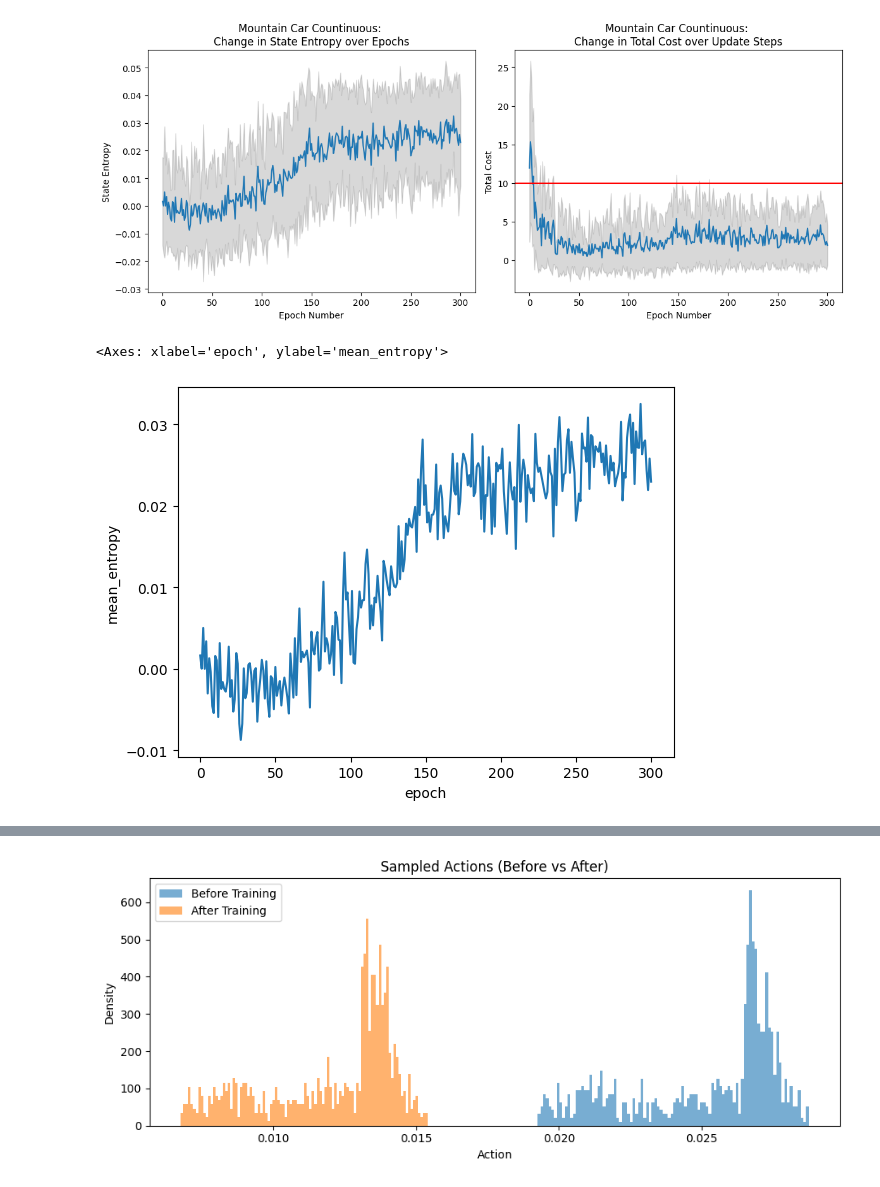
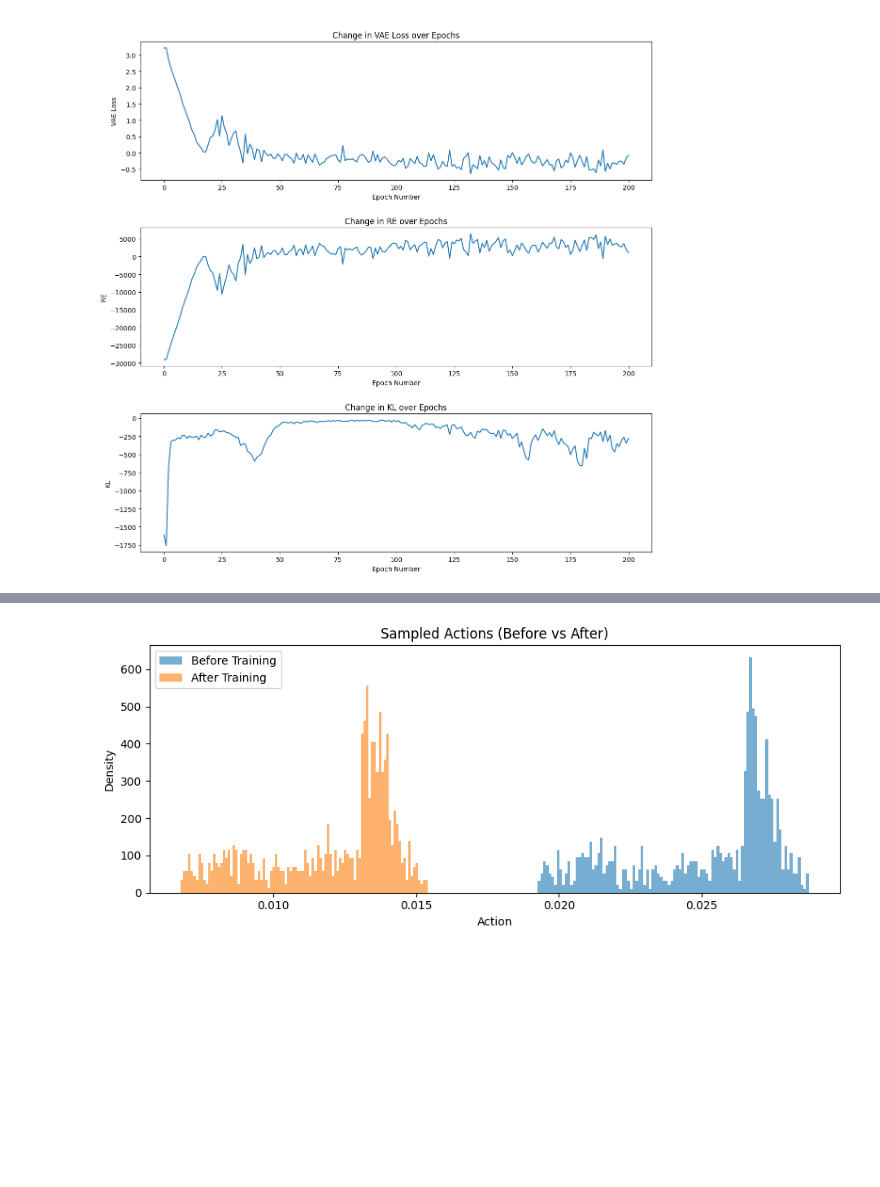
Before and after one commit to micobruh/safe-rl, a Jupyter notebook: visualization.ipynb, the cells around one changed output, grey strips where cells are left out. Saved outputs shown, nothing was run; the diff lists cells and outputs as text; code cells hidden in the pictures; blank space fills up the shorter version.

```diff
--- a/visualization.ipynb
+++ b/visualization.ipynb
@@ -40,39 +98,22 @@ fig.tight_layout()
 # %%
-# df = pd.read_csv("results/MountainCarContinuous/CEM_Omega_5000/MountainCarContinuous-v0.csv", index_col = False)
-df = pd.read_csv("results/MountainCarContinuous/CEM/MountainCarContinuous-v0.csv", index_col = False)
-fig, ax = plt.subplots(nrows = 1, ncols = 2, figsize = (12, 5))
+oh_kim = pd.read_csv("results/MountainCarContinuous/RENYI/vae.csv")
+fig, ax = plt.subplots(nrows=3, ncols=1, figsize=(12, 12))
 
-sns.lineplot(data = df, x = "epoch", y = "mean_entropy", ax = ax[0])
+sns.lineplot(data=oh_kim, x="epoch", y="vae_loss", ax=ax[0])
 ax[0].set_xlabel("Epoch Number")
-ax[0].set_ylabel("State Entropy")
-ax[0].fill_between(
-    df["epoch"],
-    df["mean_entropy"] - df["std_entropy"],
-    df["mean_entropy"] + df["std_entropy"],
-    color="gray",
-    alpha=0.3,
-)
-ax[0].set_title("Mountain Car Countinuous: \nChange in State Entropy over Epochs")
+ax[0].set_ylabel("VAE Loss")
+ax[0].set_title("\nChange in VAE Loss over Epochs")
 
-sns.lineplot(data = df, x = "epoch", y = "mean_cost", ax = ax[1])
+sns.lineplot(data=oh_kim, x="epoch", y="RE", ax=ax[1])
 ax[1].set_xlabel("Epoch Number")
-ax[1].set_ylabel("Total Cost")
-ax[1].fill_between(
-    df["epoch"],
-    df["mean_cost"] - df["std_cost"],
-    df["mean_cost"] + df["std_cost"],
-    color="gray",
-    alpha=0.3,
-)
-# plt.axhline(y=0.5, color="red")
-plt.axhline(y=10, color="red")
-ax[1].set_title("Mountain Car Countinuous: \nChange in Total Cost over Update Steps")
+ax[1].set_ylabel("RE")
+ax[1].set_title("\nChange in RE over Epochs")
+
+sns.lineplot(data=oh_kim, x="epoch", y="KL", ax=ax[2])
+ax[2].set_xlabel("Epoch Number")
+ax[2].set_ylabel("KL")
+ax[2].set_title("\nChange in KL over Epochs")
 
 fig.tight_layout()
 # %% [output]
-[figure, old version]
+[figure, new version]
-# %%
-sns.lineplot(data=df, x="epoch", y="mean_entropy")
-# %% [output]
-<Axes: xlabel='epoch', ylabel='mean_entropy'>
-[figure, removed]
```
Also changed, not shown: parts of 9 cells of this notebook, 9 other files.
